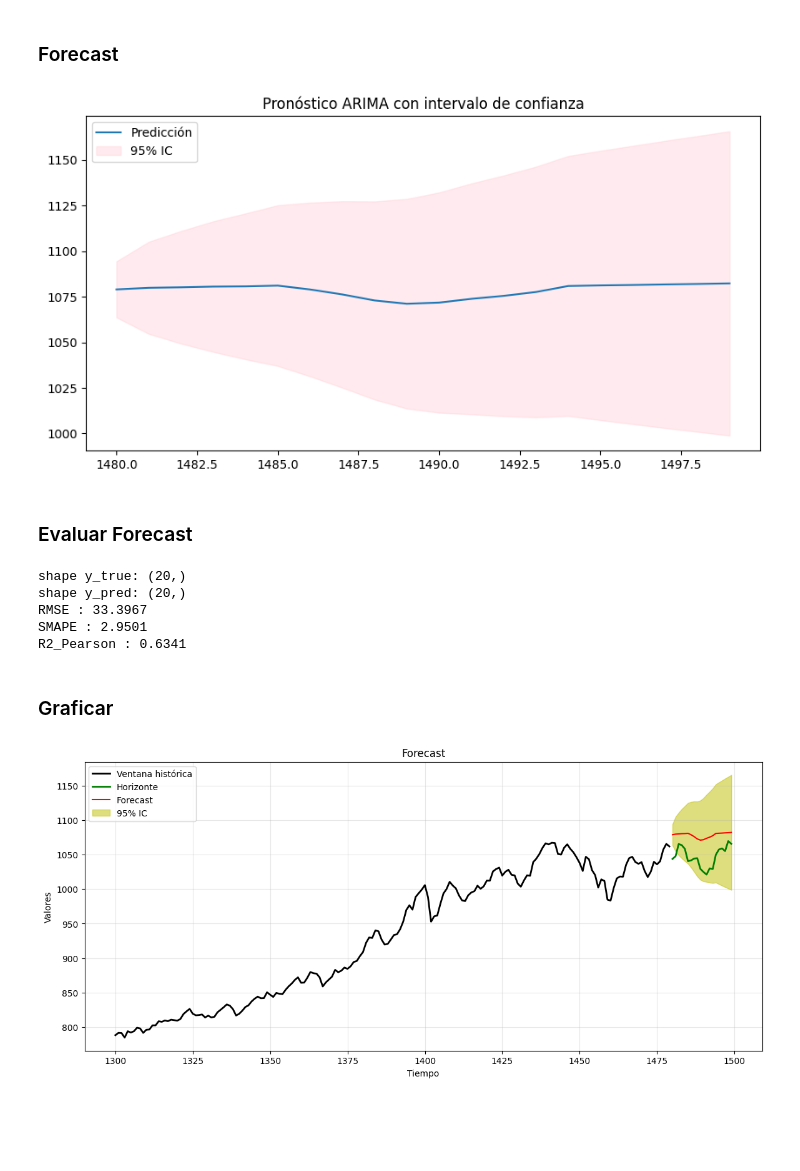
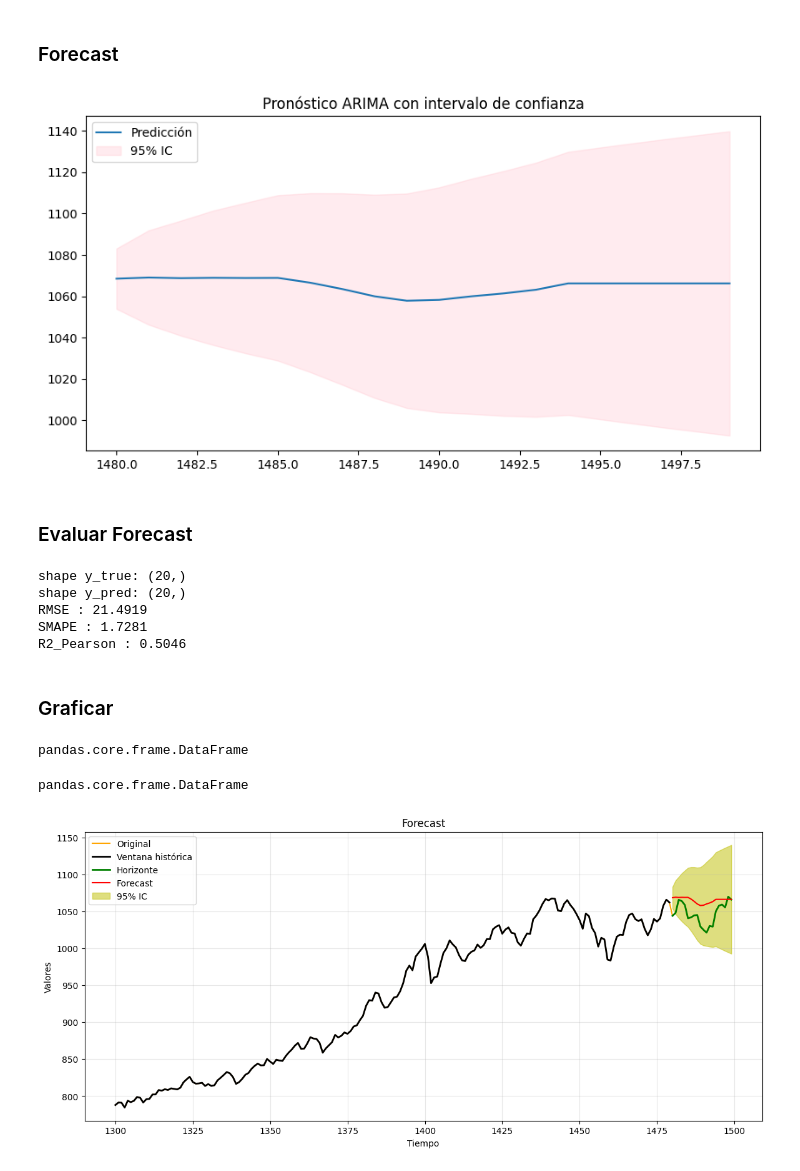
Before and after one commit to JairRamosG/Analisis-Series-de-Tiempo, a Jupyter notebook: Practica_2/exp_2.ipynb, the cells around one changed output. Drawn from its saved outputs; the diff is of its cells as text; code cells hidden in the pictures; blank space fills up the shorter version.

```diff
--- a/Practica_2/exp_2.ipynb
+++ b/Practica_2/exp_2.ipynb
@@ -129,6 +127,6 @@ shape simple   : (180, 1)
 ### Experimento 2
 # %%
 serie = pd.Series(simple['Simple'].values, index = v2.index)
-p, d, q = 3, 2, 3
+p, d, q = 1, 1, 1
 resultado, residuos = ARIMA_experimento(serie, p, d, q, 5)
 # %% [output]
@@ -193,7 +191,7 @@ plt.legend()
 plt.title('Pronóstico ARIMA con intervalo de confianza')
 plt.show()
 # %% [output]
-[figure, old version]
+[figure, new version]
 # %% [markdown]
 ### Evaluar Forecast
 # %%
@@ -209,24 +207,35 @@ for nombre, valor in medidas.items():
 # %% [output]
 shape y_true: (20,)
 shape y_pred: (20,)
-RMSE : 33.3967
-SMAPE : 2.9501
-R2_Pearson : 0.6341
+RMSE : 21.4919
+SMAPE : 1.7281
+R2_Pearson : 0.5046
 # %% [markdown]
 ### Graficar
+# %%
+type(v2)
+# %% [output]
+pandas.core.frame.DataFrame
+# %%
+completo = pd.concat([v2, h2])
+type(completo)
+# %% [output]
+pandas.core.frame.DataFrame
 # %%
 plt.figure(figsize=(14,6))
+plt.plot(completo.index, completo, label='Original', color='orange', linewidth=1.5)
 plt.plot(v2.index, v2.values, label='Ventana histórica', color='black', linewidth=2)
 plt.plot(h2.index, h2.values, label='Horizonte', color='green', linewidth=2)
 plt.plot(h2.index, forecast_reescalado, label='Forecast', color='r', linewidth=1.5)
+
 
 plt.fill_between(intervalo.index, intervalo.iloc[:, 0], intervalo.iloc[:, 1],
                  color='y', alpha=0.5, label='95% IC')
 plt.xlabel('Tiempo')
 plt.ylabel('Valores')
 plt.title('Forecast')
 plt.legend()
 plt.grid(alpha=0.3)
 plt.show()
 # %% [output]
-[figure, old version]
+[figure, new version]
```
Also changed, not shown: parts of 3 cells of this notebook, 2 other files.
